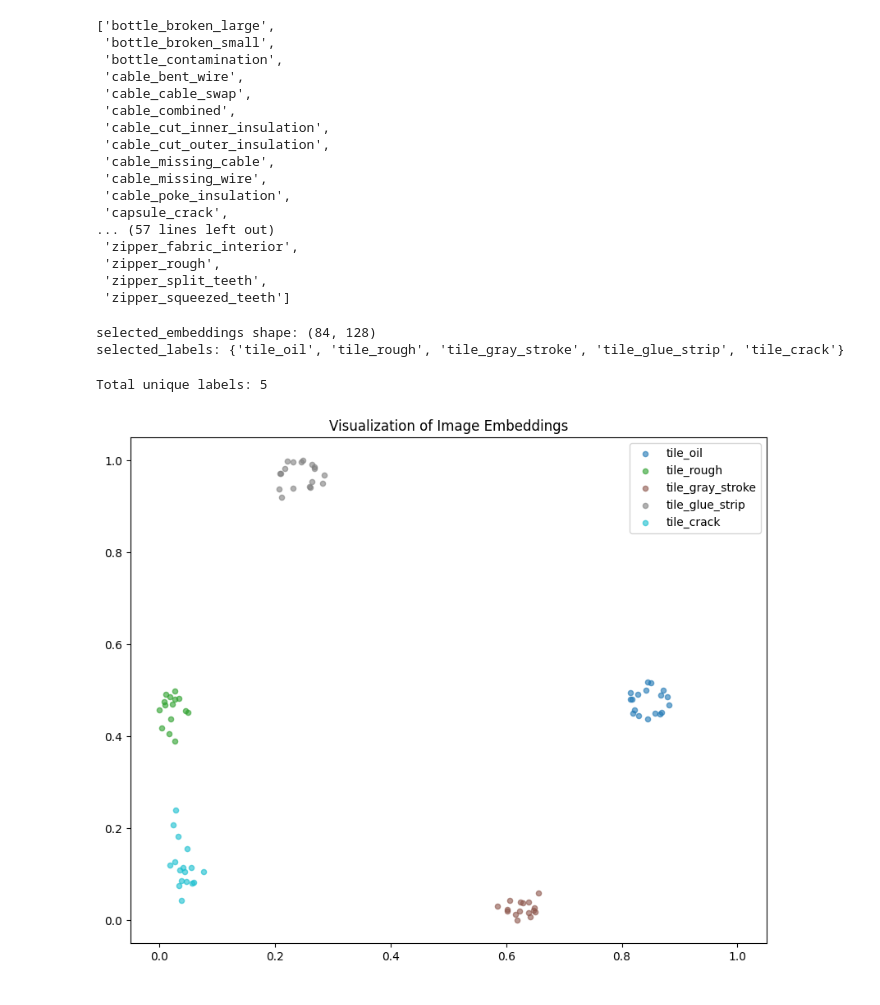
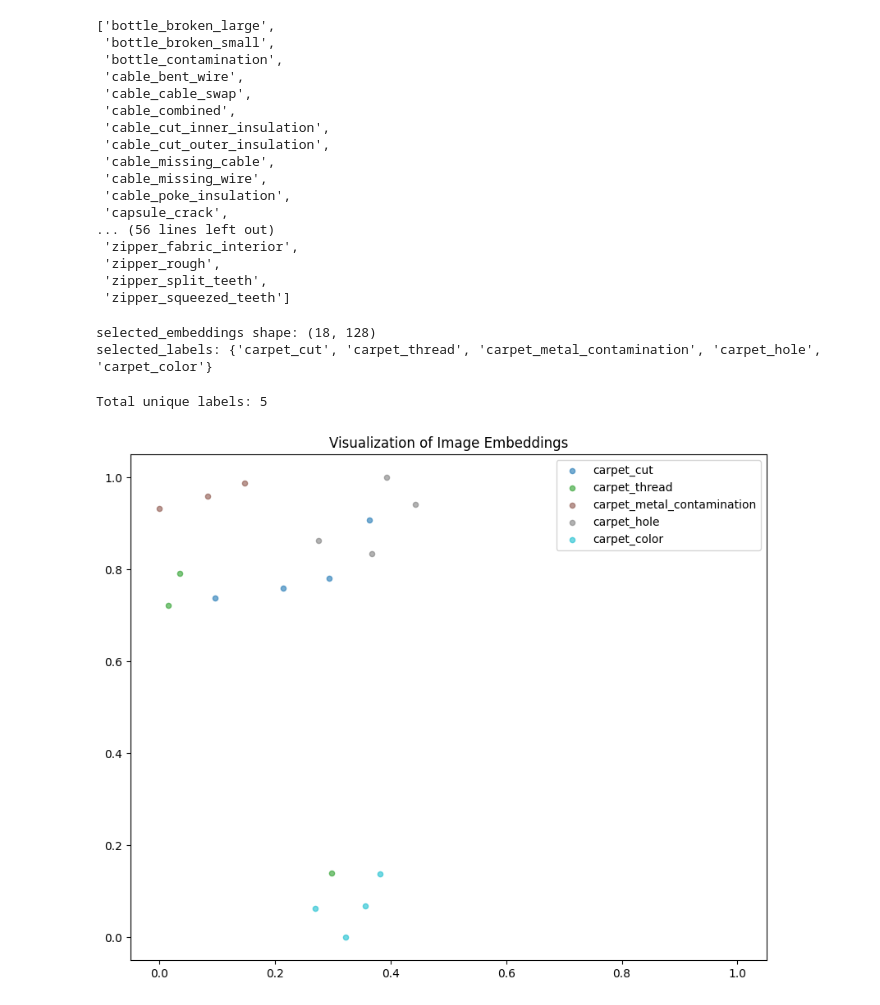
Before and after one commit to smile-care/EmbeddingModel, a Jupyter notebook: scripts/show_embeddings.ipynb, the cells around one changed output. Saved outputs shown, nothing was run; the diff lists cells and outputs as text; code cells hidden in the pictures.

```diff
--- a/scripts/show_embeddings.ipynb
+++ b/scripts/show_embeddings.ipynb
@@ -20,7 +20,7 @@ from PIL import Image
 from tqdm import tqdm
 from sklearn.metrics.pairwise import cosine_similarity
 # %%
-npz_path = "../data/mvtec_ad/embeddings/supcon_dataset.npz"
+npz_path = "../data/mvtec_ad/embeddings/supcon_dataset_val-3.npz"
 data = np.load(npz_path)
 embeddings = data['embeddings']
 instance_ids = data['instance_ids']
@@ -42,7 +42,7 @@ sorted(unique_labels)
  'cable_missing_wire',
  'cable_poke_insulation',
  'capsule_crack',
-... (57 lines left out)
+... (56 lines left out)
  'zipper_fabric_interior',
  'zipper_rough',
  'zipper_split_teeth',
@@ -51,7 +51,7 @@ sorted(unique_labels)
 selected_embeddings = []
 selected_labels = []
 for emb, lb in zip(embeddings, instance_labels):
-    if lb.startswith("tile"):
+    if lb.startswith("carpet"):
         selected_embeddings.append(emb)
         selected_labels.append(lb)
 
@@ -59,12 +59,12 @@ selected_embeddings = np.stack(selected_embeddings)
 print(f"selected_embeddings shape: {selected_embeddings.shape}")
 print(f"selected_labels: {set(selected_labels)}")
 # %% [output]
-selected_embeddings shape: (84, 128)
-selected_labels: {'tile_oil', 'tile_rough', 'tile_gray_stroke', 'tile_glue_strip', 'tile_crack'}
+selected_embeddings shape: (18, 128)
+selected_labels: {'carpet_cut', 'carpet_thread', 'carpet_metal_contamination', 'carpet_hole', 'carpet_color'}
 # %%
 reducer = TSNE(
     n_components=2,
-    perplexity=30,
+    perplexity=5,
     metric='cosine',
     random_state=42,
 )
@@ -93,31 +93,31 @@ unique_selected_labels = list(set(selected_labels))
 print(f"Total unique labels: {len(unique_selected_labels)}")
 
 # 使用更大的色彩映射或生成随机颜色
 if len(unique_selected_labels) <= 10:
     colors = plt.cm.tab10(np.linspace(0, 1, len(unique_selected_labels)))
 else:
     # 方案1: 使用hsv色彩空间生成足够多的颜色
     colors = plt.cm.hsv(np.linspace(0, 1, len(unique_selected_labels)))
 
 label_to_color = dict(zip(unique_selected_labels, colors))
 
 plt.figure(figsize=(10, 8))
 for label in unique_selected_labels:
     mask = np.array([l == label for l in selected_labels])
     plt.scatter(
         embeddings_2d[mask, 0],
         embeddings_2d[mask, 1],
         c=[label_to_color[label]],
         label=label,
         alpha=0.6,
         s=20
     )
 
 plt.legend()
 plt.title("Visualization of Image Embeddings")
 plt.xlim(-0.05, 1.05)
 plt.ylim(-0.05, 1.05)
 plt.show()
 # %% [output]
 Total unique labels: 5
-[figure, old version]
+[figure, new version]
```
Also changed, not shown: parts of 1 cell of this notebook, 7 other files.
